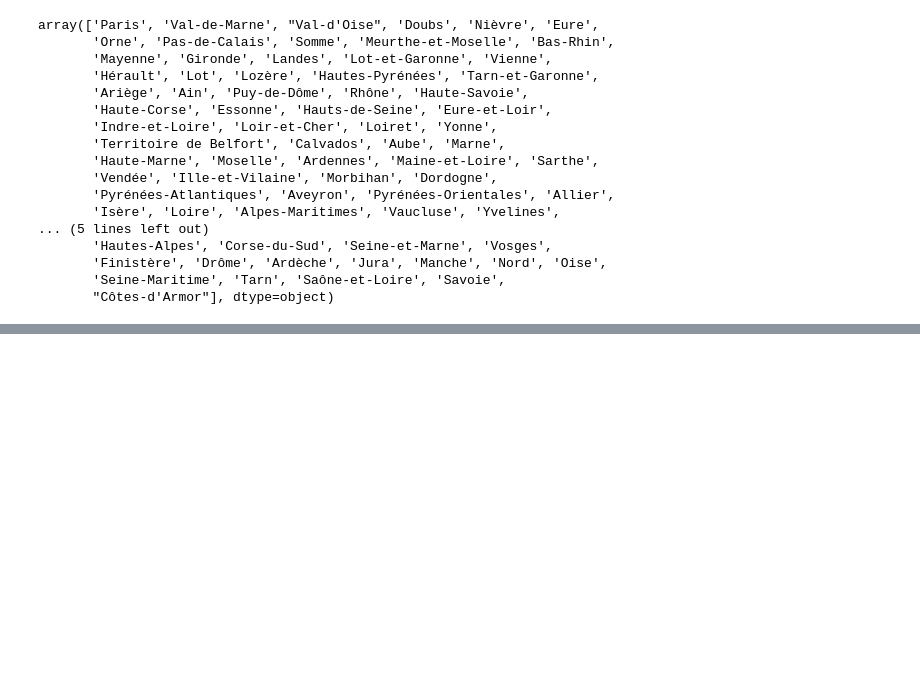
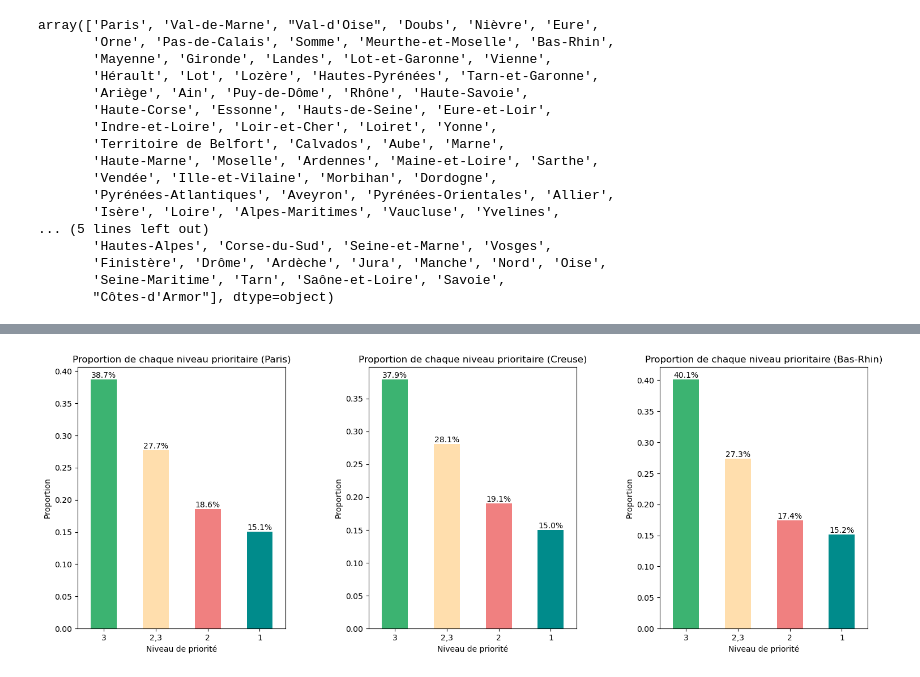
Before and after one commit to tpaquier/Python_DS, a Jupyter notebook: Stat PIB.ipynb, the cells around one changed output, grey strips where cells are left out. Saved outputs shown, nothing was run; the diff lists cells and outputs as text; code cells hidden in the pictures; blank space fills up the shorter version.

```diff
--- a/Stat PIB.ipynb
+++ b/Stat PIB.ipynb
@@ -341,0 +238,45 @@ plt.show()
+# %%
+def plot_proportion_graph(ax, data, department):
+    # Filtrer les données pour le département spécifié
+    department_data = data[data['nom_dep'] == department]
+
+    # Trier le DataFrame en fonction de la variable 'niveau_prioritaire'
+    department_data = department_data.sort_values(by='niveau_prioritaire')
+
+    # Calculer la proportion de chaque valeur de niveau_prioritaire
+    proportion_niveau_prioritaire = department_data['niveau_prioritaire'].value_counts(normalize=True)
+
+    # Créer un graphique à barres sur le sous-graphique spécifié
+    proportion_niveau_prioritaire.plot(kind='bar', color=['mediumseagreen', 'navajowhite', 'lightcoral', 'darkcyan'], ax=ax)
+    ax.set_ylabel('Proportion')
+    ax.set_xlabel('Niveau de priorité')
+    ax.set_title(f'Proportion de chaque niveau prioritaire ({department})')
+
+    # Fonction pour ajouter les pourcentages au-dessus des barres
+    def autolabel(rects):
+        for rect in rects:
+            height = rect.get_height()
+            ax.text(rect.get_x() + rect.get_width() / 2., height, f'{height:.1%}',
+                    ha='center', va='bottom')
+
+    # Appeler la fonction autolabel
+    autolabel(ax.patches)
+
+    # Changer l'orientation des étiquettes de l'axe x
+    ax.set_xticklabels(ax.get_xticklabels(), rotation=0)
+
+# Créer une grille de 1 ligne par 3 colonnes pour les graphiques
+fig, axes = plt.subplots(1, 3, figsize=(18, 6))
+
+# Appeler la fonction pour chaque département avec son propre sous-graphique
+plot_proportion_graph(axes[0], pop_eff_pol, 'Paris')
+plot_proportion_graph(axes[1], pop_eff_pol, 'Creuse')
+plot_proportion_graph(axes[2], pop_eff_pol, 'Bas-Rhin')
+
+# Ajuster l'espacement entre les graphiques
+plt.subplots_adjust(wspace=0.4)
+
+# Afficher la grille de graphiques
+plt.show()
+# %% [output]
+[figure, added]
```
Also changed, not shown: parts of 14 cells of this notebook.
